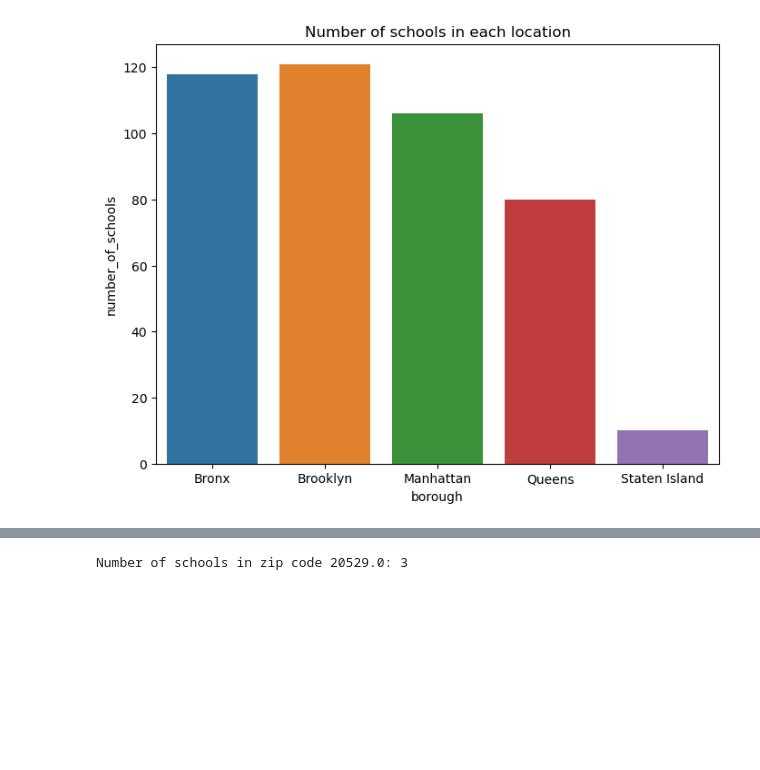
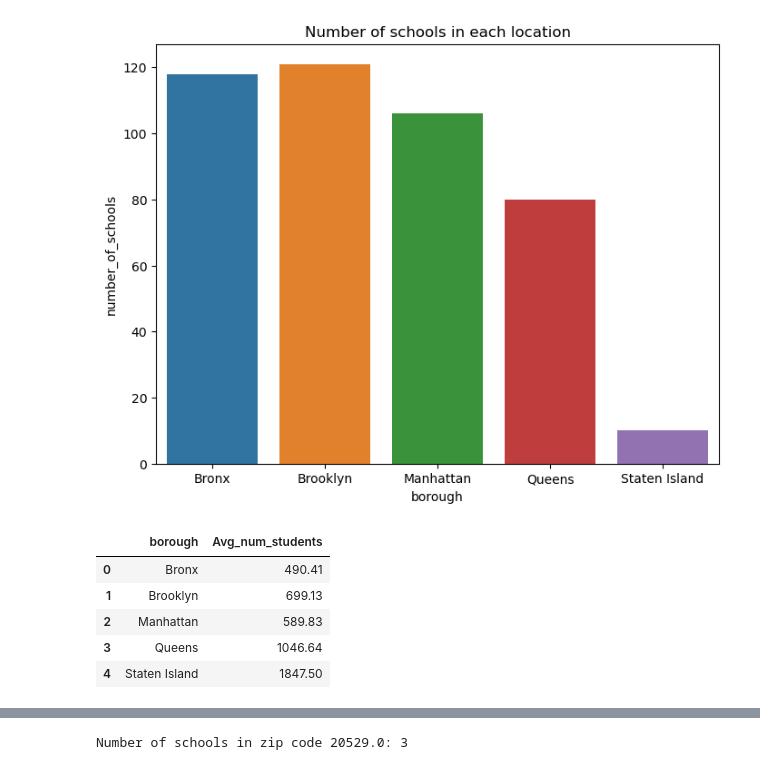
Before and after one commit to webeet-io/_onboarding_data, a Jupyter notebook: day_2_analysis .ipynb, the cells around one changed output, grey strips where cells are left out. Saved outputs shown, nothing was run; the diff lists cells and outputs as text; code cells hidden in the pictures; blank space fills up the shorter version.

```diff
--- a/day_2_analysis .ipynb
+++ b/day_2_analysis .ipynb
@@ -4,6 +4,9 @@
 ## Importing the CSV files by suing pandas library.
 
 import pandas as pd
+
+pd.set_option('display.max_columns',None)
+
 df = pd.read_csv('/Users/msubhanzk/Downloads/2. Data Analysis Course/14. June 2025/1. Internship Documents/2. Day 2/1. Dataset/high-school-directory.csv')
 df
 # %% [output]
@@ -64,6 +66,6 @@ df.head()
 # %%
 ## Want to fillter all the schools located in Brooklyn:
-
+pd.set_option('display.max_columns', None)
 brooklyn_schools = df[df['borough']=='Brooklyn']
 brooklyn_schools.head()
 # %% [output]
@@ -101,3 +117,16 @@ plt.title ("Number of schools in each location")
 plt.show()
 # %% [output]
 [figure]
+# %%
+## Answer to question "Average number of students per borough?""
+
+avg_num_stud_borough = df.groupby('borough')['total_students'].mean().round(2).reset_index(name = 'Avg_num_students')
+avg_students_columns=['borough','Avg_num_of_Student']
+avg_num_stud_borough.head()
+# %% [output]
+|  | borough | Avg_num_students |
+| 0 | Bronx | 490.41 |
+| 1 | Brooklyn | 699.13 |
+| 2 | Manhattan | 589.83 |
+| 3 | Queens | 1046.64 |
+| 4 | Staten Island | 1847.50 |
```
Also changed, not shown: parts of 5 cells of this notebook.
